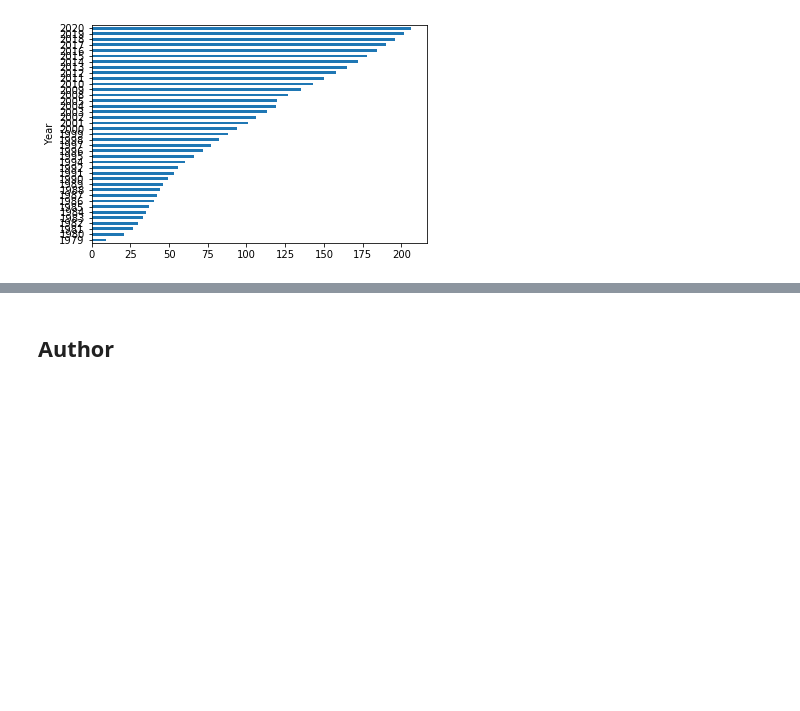
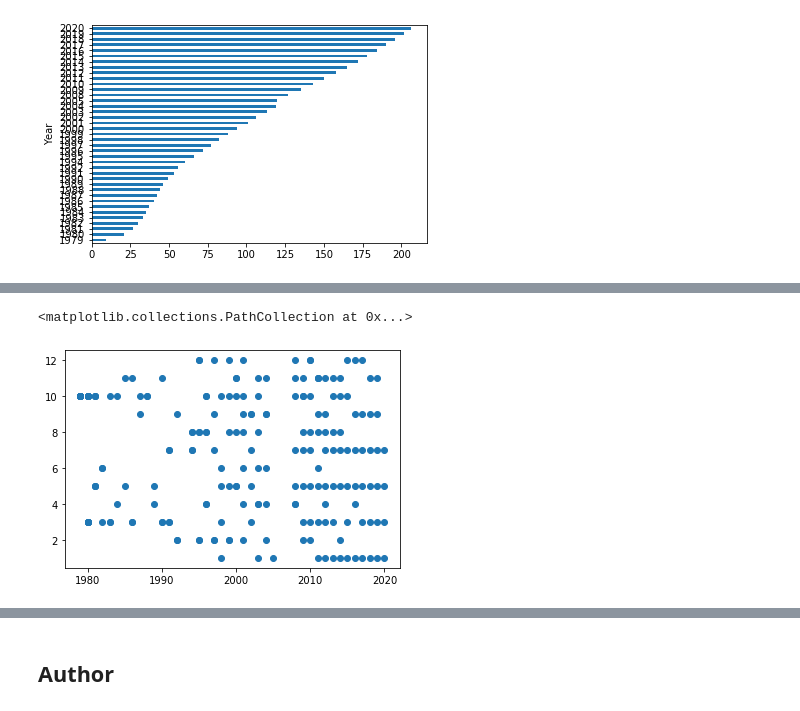
Before and after one commit to Lisa-Ho/three-investigators, a Jupyter notebook: notebooks/three-investigators-part-II.ipynb, the cells around one changed output, grey strips where cells are left out. Saved outputs shown, nothing was run; the diff lists cells and outputs as text; code cells hidden in the pictures; blank space fills up the shorter version.

```diff
--- a/notebooks/three-investigators-part-II.ipynb
+++ b/notebooks/three-investigators-part-II.ipynb
@@ -267,0 +323,8 @@ years.set_index("year")["id_max"].plot(kind='barh')
+# %%
+x = meta["year"]
+y = meta["month"]
+
+plt.scatter(x, y)
+# %% [output]
+<matplotlib.collections.PathCollection at 0x...>
+[figure, added]
```
Also changed, not shown: parts of 35 cells of this notebook.
